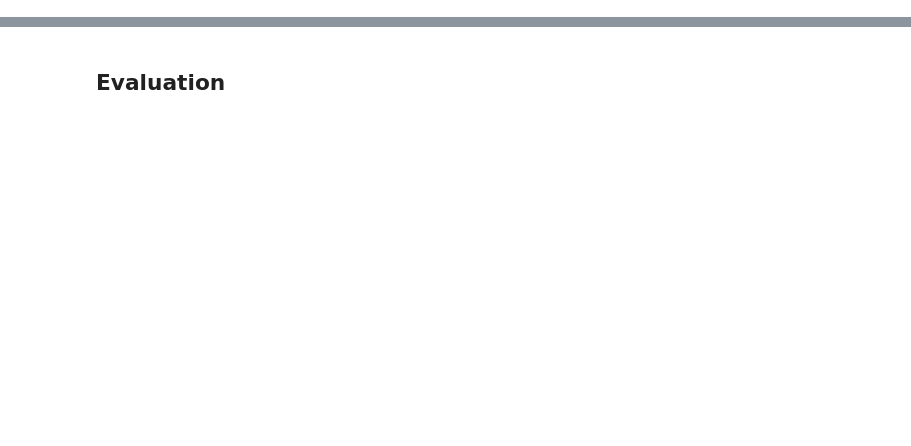
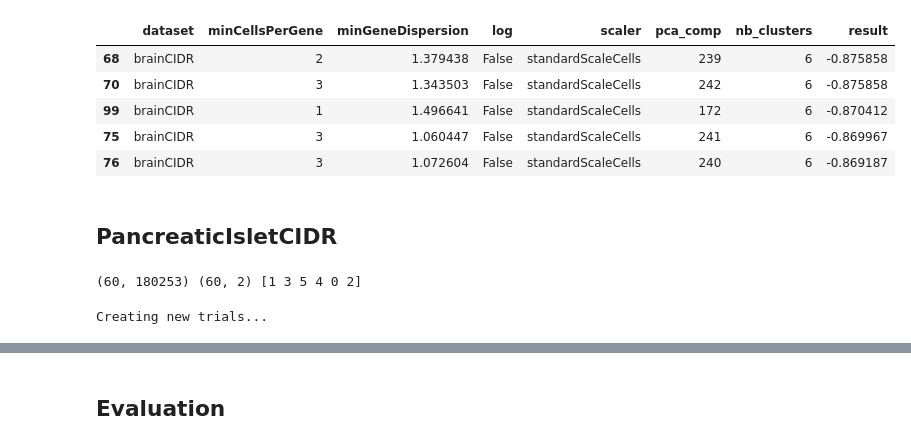
Before and after one commit to ciortanmadalina/single-cell-sota, a Jupyter notebook: gmm/pipeline.ipynb, the cells around one changed output, grey strips where cells are left out. Cells and saved outputs as stored; diff of their text form; code cells hidden in the pictures; blank space fills up the shorter version.

```diff
--- a/gmm/pipeline.ipynb
+++ b/gmm/pipeline.ipynb
@@ -128,0 +87,14 @@ clusters = model.predict(pc)
+# %%
+dataset = 'brainCIDR'
+space = {
+    'dataset' : dataset
+    ,'minCellsPerGene':scope.int(hp.quniform('minCellsPerGene', 0, 5, 1))
+    ,'minGeneDispersion':hp.uniform('minGeneDispersion', 0, 1.5)
+    ,'log' : hp.choice('log', [True,False])
+    ,'scaler' : hp.choice('scaler',
+            ['none','standardScaleGenes', 'standardScaleCells', 'robustScaleGenes', 'robustScaleCells'])
+    ,'pca_comp' : scope.int(hp.quniform('pca_comp', 3, 300,1))
+    ,'nb_clusters' : scope.int(hp.quniform('nb_clusters', 3, 15, 1))
+}
+
+filename = f'{dataset}_trials.pkl'
@@ -128,0 +105,2 @@ clusters = model.predict(pc)
+# %%
+trials = runHyperopt(filename, space, max_evals = 100, restart = True);
@@ -128,0 +139,10 @@ clusters = model.predict(pc)
+# %%
+summaryDf = hyperopt_utils.getResultsAsDf(trials, space)
+summaryDf.sort_values(by='result', ascending =True).head()
+# %% [output]
+|  | dataset | minCellsPerGene | minGeneDispersion | log | scaler | pca_comp | nb_clusters | result |
+| 68 | brainCIDR | 2 | 1.379438 | False | standardScaleCells | 239 | 6 | -0.875858 |
+| 70 | brainCIDR | 3 | 1.343503 | False | standardScaleCells | 242 | 6 | -0.875858 |
+| 99 | brainCIDR | 1 | 1.496641 | False | standardScaleCells | 172 | 6 | -0.870412 |
+| 75 | brainCIDR | 3 | 1.060447 | False | standardScaleCells | 241 | 6 | -0.869967 |
+| 76 | brainCIDR | 3 | 1.072604 | False | standardScaleCells | 240 | 6 | -0.869187 |
@@ -128,0 +154,8 @@ clusters = model.predict(pc)
+# %% [markdown]
+## PancreaticIsletCIDR
+# %%
+dataset= 'pancreaticIsletCIDR'
+df, truth = gmm_utils.loadData(dataset)
+print(df.shape, truth.shape, truth.clusters.unique())
+# %% [output]
+(60, 180253) (60, 2) [1 3 5 4 0 2]
@@ -128,0 +176,4 @@ clusters = model.predict(pc)
+# %%
+trials=hyperopt_utils.getTrials(filename ,restart = False )
+# %% [output]
+Creating new trials...
```
Also changed, not shown: parts of 47 cells of this notebook, 8 other files.
